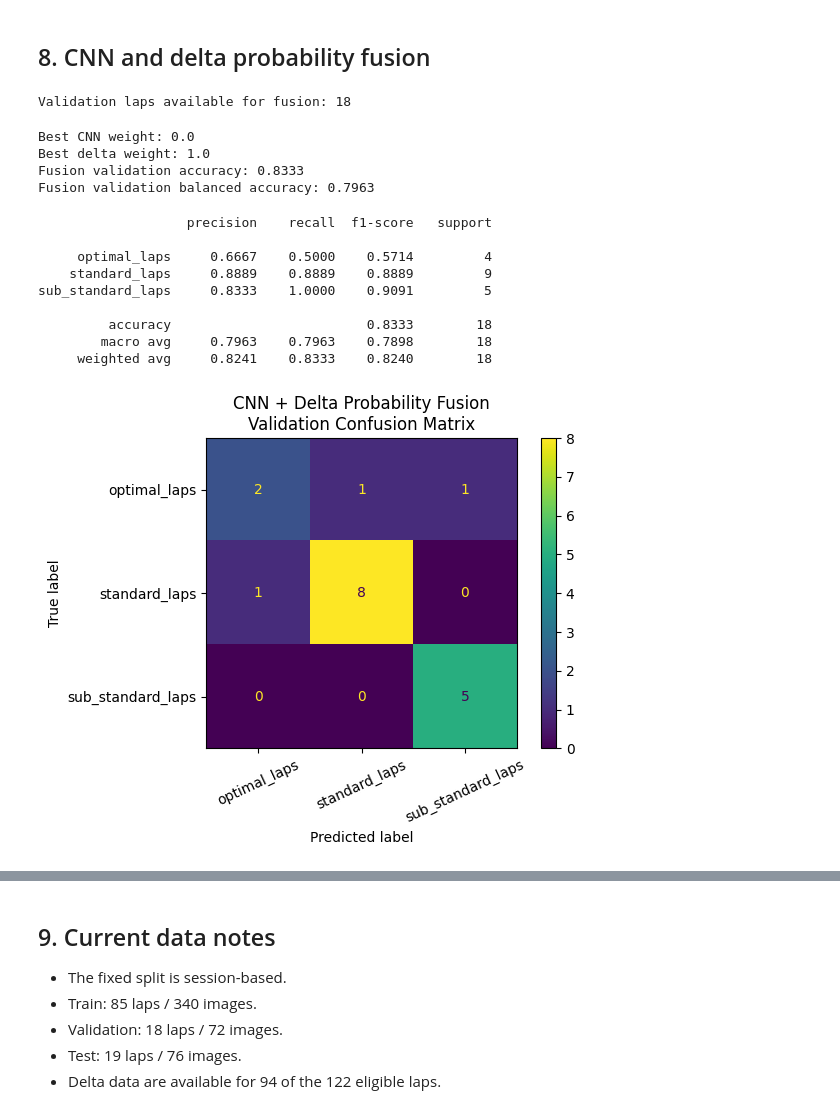
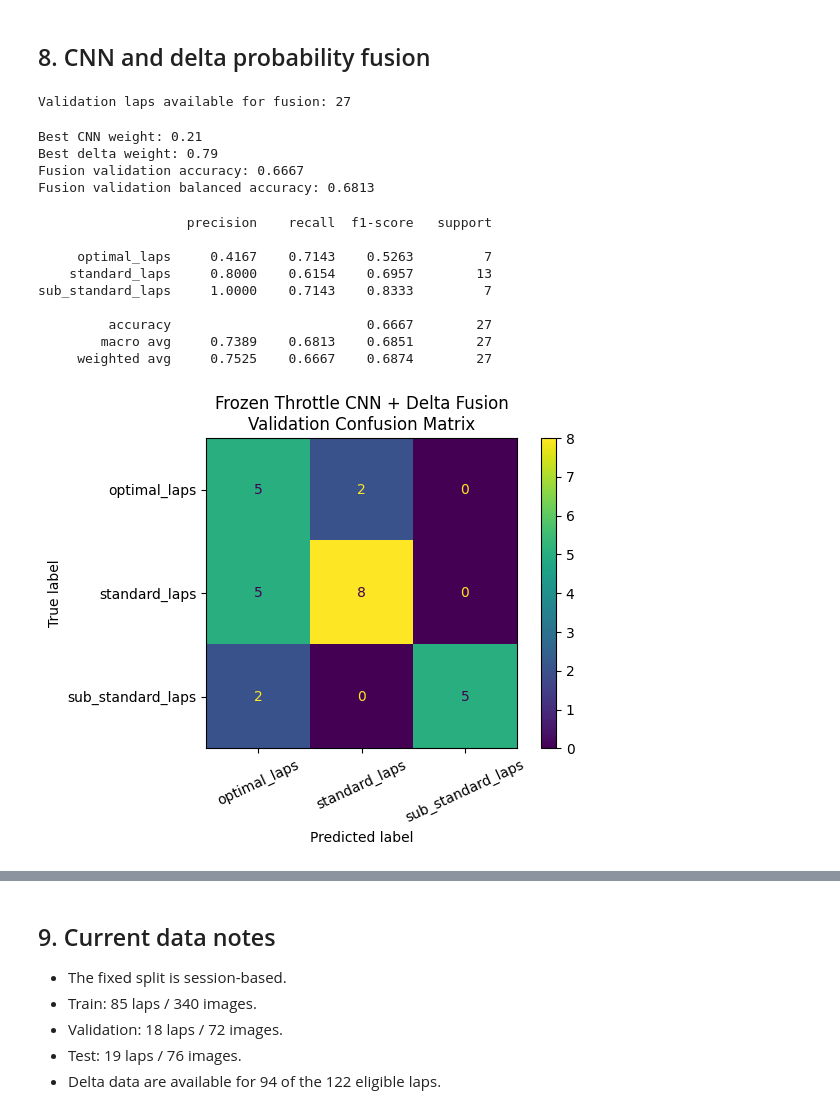
Before and after one commit to Prachet06/F1-Optimized-Cornering-Project, a Jupyter notebook: Code/Model.ipynb, the cells around one changed output, grey strips where cells are left out. Cells and saved outputs as stored; diff of their text form; code cells hidden in the pictures.

Commit message:
Made changes to code and saved best model as a copy Nb.

```diff
--- a/Code/Model.ipynb
+++ b/Code/Model.ipynb
@@ -1317,7 +2038,7 @@ Saved CNN aggregation results: C:\Users\admin\Desktop\Summer Projects\F1\F1-Opti
 ## 8. CNN and delta probability fusion
 # %%
 fusion_validation_df = (
-    cnn_aggregation_results
+    throttle_validation_probability_df
     .merge(
         delta_validation_probability_df,
         on="global_lap_num",
@@ -1326,7 +2047,9 @@ fusion_validation_df = (
     )
 )
 
-assert len(fusion_validation_df) == 18
+assert len(fusion_validation_df) == len(
+    delta_validation_df
+)
 
 assert (
     fusion_validation_df[
@@ -1339,9 +2062,9 @@ assert (
 
 cnn_validation_probabilities = (
     fusion_validation_df[[
-        "mean_softmax_probability_optimal",
-        "mean_softmax_probability_standard",
-        "mean_softmax_probability_sub_standard",
+        "throttle_probability_optimal",
+        "throttle_probability_standard",
+        "throttle_probability_sub_standard",
     ]]
     .to_numpy()
 )
@@ -1366,7 +2089,7 @@ print(
     len(fusion_validation_df),
 )
 # %% [output]
-Validation laps available for fusion: 18
+Validation laps available for fusion: 27
 # %%
 fusion_weight_records = []
 
@@ -1391,18 +2114,12 @@ for cnn_weight in np.linspace(
     )
 
     fusion_weight_records.append({
-        "cnn_weight":
-            cnn_weight,
-
-        "delta_weight":
-            delta_weight,
-
-        "accuracy":
-            accuracy_score(
-                fusion_true_labels,
-                combined_predictions,
-            ),
-
+        "cnn_weight": cnn_weight,
+        "delta_weight": delta_weight,
+        "accuracy": accuracy_score(
+            fusion_true_labels,
+            combined_predictions,
+        ),
         "balanced_accuracy":
             balanced_accuracy_score(
                 fusion_true_labels,
@@ -1465,47 +2182,47 @@ print(
     f"{balanced_accuracy_score(fusion_true_labels, best_fusion_predictions):.4f}",
 )
 # %% [output]
-Best CNN weight: 0.0
-Best delta weight: 1.0
-Fusion validation accuracy: 0.8333
-Fusion validation balanced accuracy: 0.7963
+Best CNN weight: 0.21
+Best delta weight: 0.79
+Fusion validation accuracy: 0.6667
+Fusion validation balanced accuracy: 0.6813
 # %%
 print(
     classification_report(
         fusion_true_labels,
         best_fusion_predictions,
         labels=list(range(num_classes)),
         target_names=class_names,
         zero_division=0,
         digits=4,
     )
 )
 
 ConfusionMatrixDisplay.from_predictions(
     fusion_true_labels,
     best_fusion_predictions,
     labels=list(range(num_classes)),
     display_labels=class_names,
     values_format="d",
 )
 
 plt.title(
-    "CNN + Delta Probability Fusion\n"
+    "Frozen Throttle CNN + Delta Fusion\n"
     "Validation Confusion Matrix"
 )
 
 plt.xticks(rotation=25)
 plt.tight_layout()
 plt.show()
 # %% [output]
                    precision    recall  f1-score   support
 
-     optimal_laps     0.6667    0.5000    0.5714         4
-    standard_laps     0.8889    0.8889    0.8889         9
-sub_standard_laps     0.8333    1.0000    0.9091         5
+     optimal_laps     0.4167    0.7143    0.5263         7
+    standard_laps     0.8000    0.6154    0.6957        13
+sub_standard_laps     1.0000    0.7143    0.8333         7
 
-         accuracy                         0.8333        18
-        macro avg     0.7963    0.7963    0.7898        18
-     weighted avg     0.8241    0.8333    0.8240        18
+         accuracy                         0.6667        27
+        macro avg     0.7389    0.6813    0.6851        27
+     weighted avg     0.7525    0.6667    0.6874        27
-[figure, old version]
+[figure, new version]
 # %%
```
Also changed, not shown: parts of 43 cells of this notebook, 19 other files.
